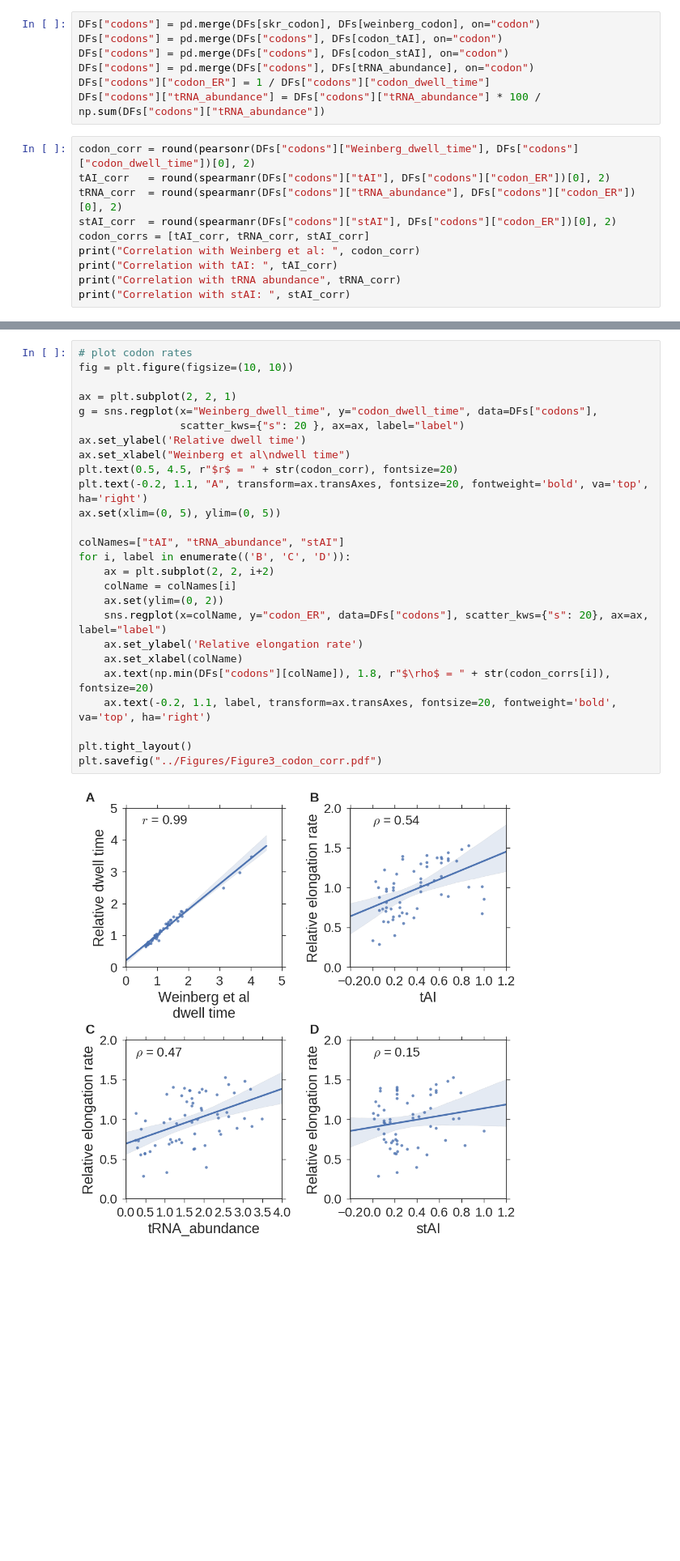
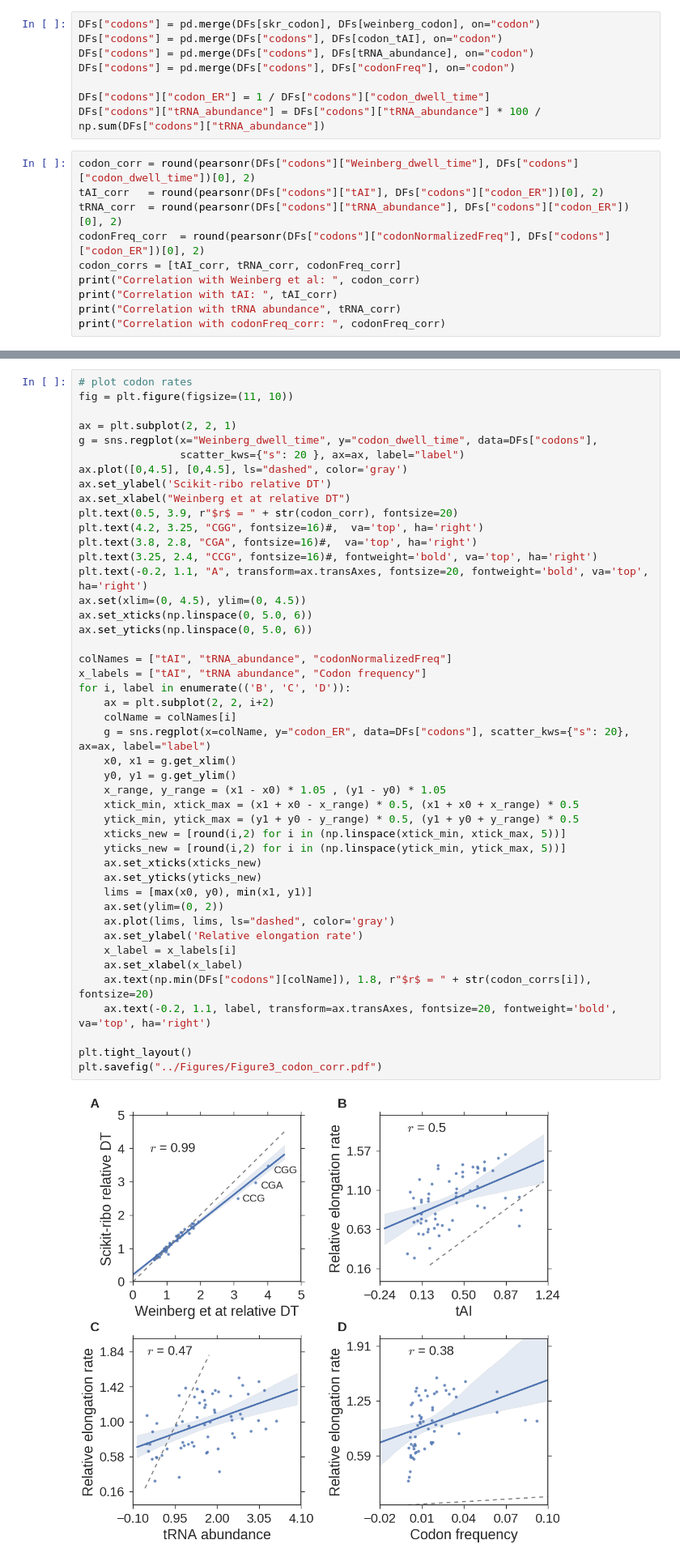
Before and after one commit to schatzlab/scikit-ribo_manuscript, a Jupyter notebook: iPythonNB/Manuscript_analysis.ipynb, the cells around one changed output, grey strips where cells are left out. Shown at 81% size. Drawn from its saved outputs; the diff is of its cells as text; blank space fills up the shorter version.

```diff
--- a/iPythonNB/Manuscript_analysis.ipynb
+++ b/iPythonNB/Manuscript_analysis.ipynb
@@ -192,19 +201,20 @@ sns.set(style="ticks", color_codes=True, font_scale=2)
 # %%
 DFs["codons"] = pd.merge(DFs[skr_codon], DFs[weinberg_codon], on="codon")
 DFs["codons"] = pd.merge(DFs["codons"], DFs[codon_tAI], on="codon")
-DFs["codons"] = pd.merge(DFs["codons"], DFs[codon_stAI], on="codon")
 DFs["codons"] = pd.merge(DFs["codons"], DFs[tRNA_abundance], on="codon")
+DFs["codons"] = pd.merge(DFs["codons"], DFs["codonFreq"], on="codon")
+
 DFs["codons"]["codon_ER"] = 1 / DFs["codons"]["codon_dwell_time"]
 DFs["codons"]["tRNA_abundance"] = DFs["codons"]["tRNA_abundance"] * 100 / np.sum(DFs["codons"]["tRNA_abundance"])
 # %%
 codon_corr = round(pearsonr(DFs["codons"]["Weinberg_dwell_time"], DFs["codons"]["codon_dwell_time"])[0], 2)
-tAI_corr   = round(spearmanr(DFs["codons"]["tAI"], DFs["codons"]["codon_ER"])[0], 2)
-tRNA_corr  = round(spearmanr(DFs["codons"]["tRNA_abundance"], DFs["codons"]["codon_ER"])[0], 2)
-stAI_corr  = round(spearmanr(DFs["codons"]["stAI"], DFs["codons"]["codon_ER"])[0], 2)
-codon_corrs = [tAI_corr, tRNA_corr, stAI_corr]
+tAI_corr   = round(pearsonr(DFs["codons"]["tAI"], DFs["codons"]["codon_ER"])[0], 2)
+tRNA_corr  = round(pearsonr(DFs["codons"]["tRNA_abundance"], DFs["codons"]["codon_ER"])[0], 2)
+codonFreq_corr  = round(pearsonr(DFs["codons"]["codonNormalizedFreq"], DFs["codons"]["codon_ER"])[0], 2)
+codon_corrs = [tAI_corr, tRNA_corr, codonFreq_corr]
 print("Correlation with Weinberg et al: ", codon_corr)
 print("Correlation with tAI: ", tAI_corr)
 print("Correlation with tRNA abundance", tRNA_corr)
-print("Correlation with stAI: ", stAI_corr)
+print("Correlation with codonFreq_corr: ", codonFreq_corr)
 # %% [output]
 Correlation with Weinberg et al:  0.99
@@ -214,31 +224,50 @@ Correlation with stAI:  0.15
 # %%
 # plot codon rates
-fig = plt.figure(figsize=(10, 10))
+fig = plt.figure(figsize=(11, 10))
 
 ax = plt.subplot(2, 2, 1)
 g = sns.regplot(x="Weinberg_dwell_time", y="codon_dwell_time", data=DFs["codons"],
                 scatter_kws={"s": 20 }, ax=ax, label="label")
-ax.set_ylabel('Relative dwell time')
-ax.set_xlabel("Weinberg et al\ndwell time")
-plt.text(0.5, 4.5, r"$r$ = " + str(codon_corr), fontsize=20)
+ax.plot([0,4.5], [0,4.5], ls="dashed", color='gray')
+ax.set_ylabel('Scikit-ribo relative DT')
+ax.set_xlabel("Weinberg et at relative DT")
+plt.text(0.5, 3.9, r"$r$ = " + str(codon_corr), fontsize=20)
+plt.text(4.2, 3.25, "CGG", fontsize=16)#,  va='top', ha='right')
+plt.text(3.8, 2.8, "CGA", fontsize=16)#,  va='top', ha='right')
+plt.text(3.25, 2.4, "CCG", fontsize=16)#, fontweight='bold', va='top', ha='right')
 plt.text(-0.2, 1.1, "A", transform=ax.transAxes, fontsize=20, fontweight='bold', va='top', ha='right')
-ax.set(xlim=(0, 5), ylim=(0, 5))
+ax.set(xlim=(0, 4.5), ylim=(0, 4.5))
+ax.set_xticks(np.linspace(0, 5.0, 6))
+ax.set_yticks(np.linspace(0, 5.0, 6))
 
-colNames=["tAI", "tRNA_abundance", "stAI"]
+colNames = ["tAI", "tRNA_abundance", "codonNormalizedFreq"]
+x_labels = ["tAI", "tRNA abundance", "Codon frequency"]
 for i, label in enumerate(('B', 'C', 'D')):
     ax = plt.subplot(2, 2, i+2)
     colName = colNames[i]
+    g = sns.regplot(x=colName, y="codon_ER", data=DFs["codons"], scatter_kws={"s": 20}, ax=ax, label="label")
+    x0, x1 = g.get_xlim()
+    y0, y1 = g.get_ylim()
+    x_range, y_range = (x1 - x0) * 1.05 , (y1 - y0) * 1.05
+    xtick_min, xtick_max = (x1 + x0 - x_range) * 0.5, (x1 + x0 + x_range) * 0.5
+    ytick_min, ytick_max = (y1 + y0 - y_range) * 0.5, (y1 + y0 + y_range) * 0.5
+    xticks_new = [round(i,2) for i in (np.linspace(xtick_min, xtick_max, 5))]
+    yticks_new = [round(i,2) for i in (np.linspace(ytick_min, ytick_max, 5))]
+    ax.set_xticks(xticks_new)
+    ax.set_yticks(yticks_new)
+    lims = [max(x0, y0), min(x1, y1)]
     ax.set(ylim=(0, 2))
-    sns.regplot(x=colName, y="codon_ER", data=DFs["codons"], scatter_kws={"s": 20}, ax=ax, label="label")
+    ax.plot(lims, lims, ls="dashed", color='gray')
     ax.set_ylabel('Relative elongation rate')
-    ax.set_xlabel(colName)
-    ax.text(np.min(DFs["codons"][colName]), 1.8, r"$\rho$ = " + str(codon_corrs[i]), fontsize=20)
+    x_label = x_labels[i]
+    ax.set_xlabel(x_label)
+    ax.text(np.min(DFs["codons"][colName]), 1.8, r"$r$ = " + str(codon_corrs[i]), fontsize=20)
     ax.text(-0.2, 1.1, label, transform=ax.transAxes, fontsize=20, fontweight='bold', va='top', ha='right')
 
 plt.tight_layout()
 plt.savefig("../Figures/Figure3_codon_corr.pdf")
 # %% [output]
-[figure, old version]
+[figure, new version]
 # %% [markdown]
 ### 3. Pairwise comparisons showed that scikit-ribo:
 #####     a) is robust to low abudance genes
```
Also changed, not shown: parts of 11 cells of this notebook, 1 other file.
